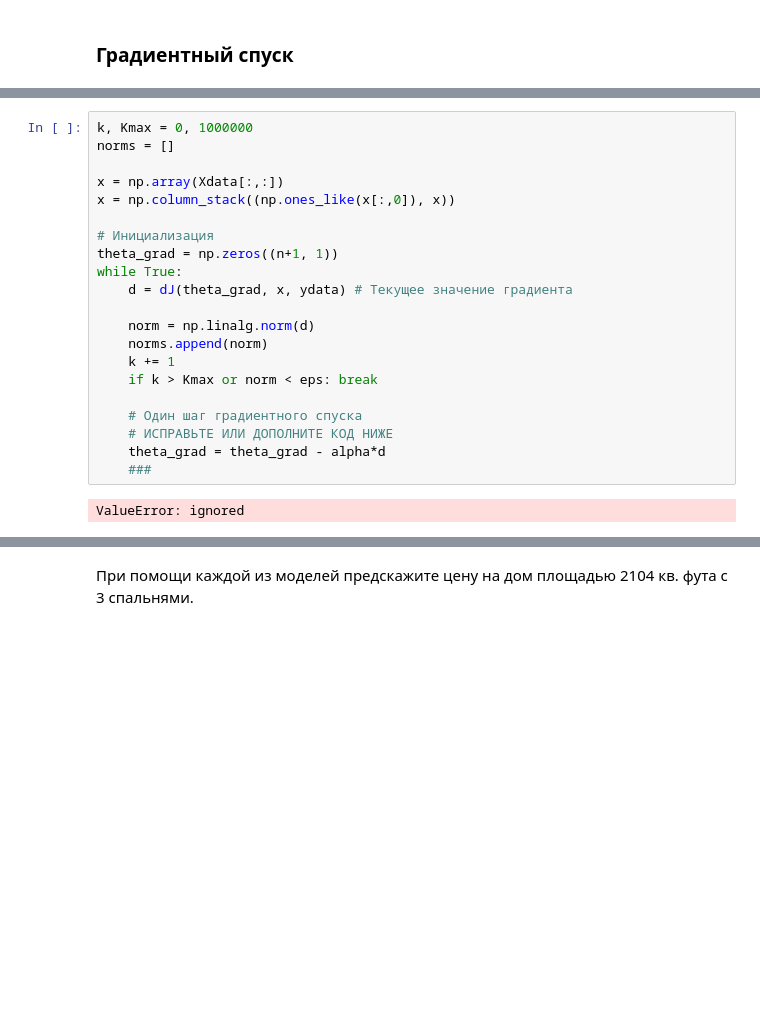
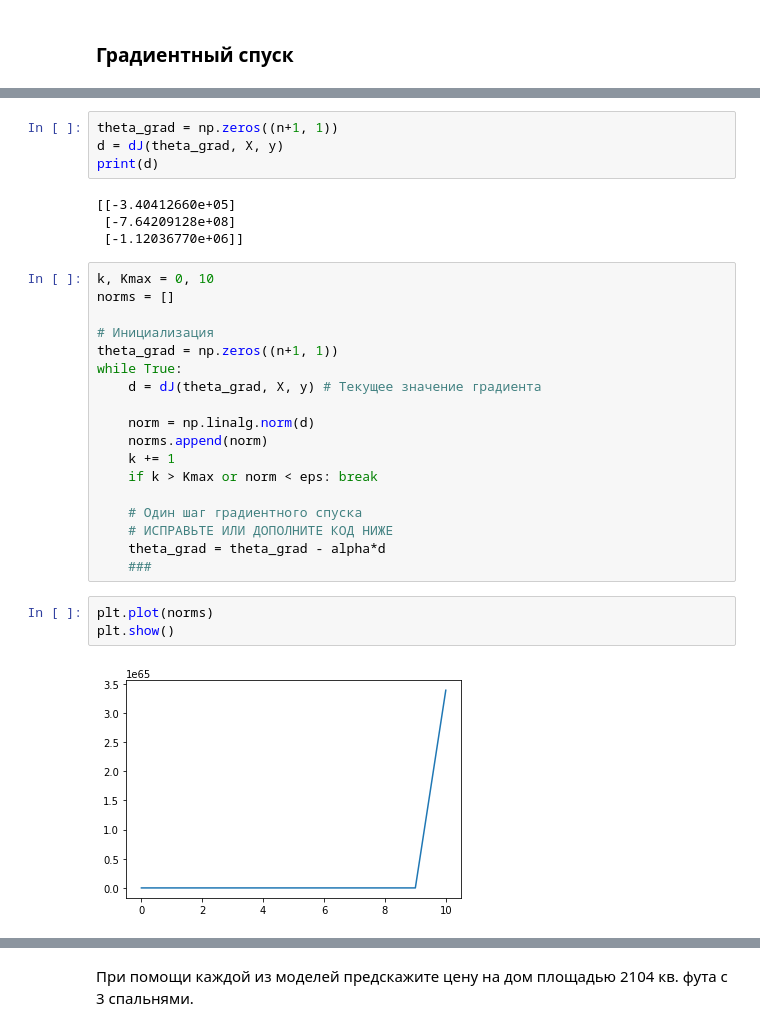
Before and after one commit to VelichkoAlexander-git/IntelligentSystems, a Jupyter notebook: 02. Linear regression/02_Linear_regression.ipynb, the cells around one changed output, grey strips where cells are left out. Cells and saved outputs as stored; diff of their text form; blank space fills up the shorter version.

```diff
--- a/02. Linear regression/02_Linear_regression.ipynb
+++ b/02. Linear regression/02_Linear_regression.ipynb
@@ -424,14 +428,19 @@ alpha = 0.01
+# %%
+theta_grad = np.zeros((n+1, 1))
+d = dJ(theta_grad, X, y)
+print(d)
+# %% [output]
+[[-3.40412660e+05]
+ [-7.64209128e+08]
+ [-1.12036770e+06]]
 # %%
-k, Kmax = 0, 1000000
+k, Kmax = 0, 10
 norms = []
-
-x = np.array(Xdata[:,:])
-x = np.column_stack((np.ones_like(x[:,0]), x))
 
 # Инициализация
 theta_grad = np.zeros((n+1, 1))
 while True:
-    d = dJ(theta_grad, x, ydata) # Текущее значение градиента
+    d = dJ(theta_grad, X, y) # Текущее значение градиента
 
     norm = np.linalg.norm(d)
     norms.append(norm)
@@ -442,5 +451,8 @@ while True:
     # ИСПРАВЬТЕ ИЛИ ДОПОЛНИТЕ КОД НИЖЕ
     theta_grad = theta_grad - alpha*d
     ###
-# %% [output]
-ValueError: ignored
+# %%
+plt.plot(norms)
+plt.show()
+# %% [output]
+[figure, added]
```
Also changed, not shown: parts of 17 cells of this notebook.
